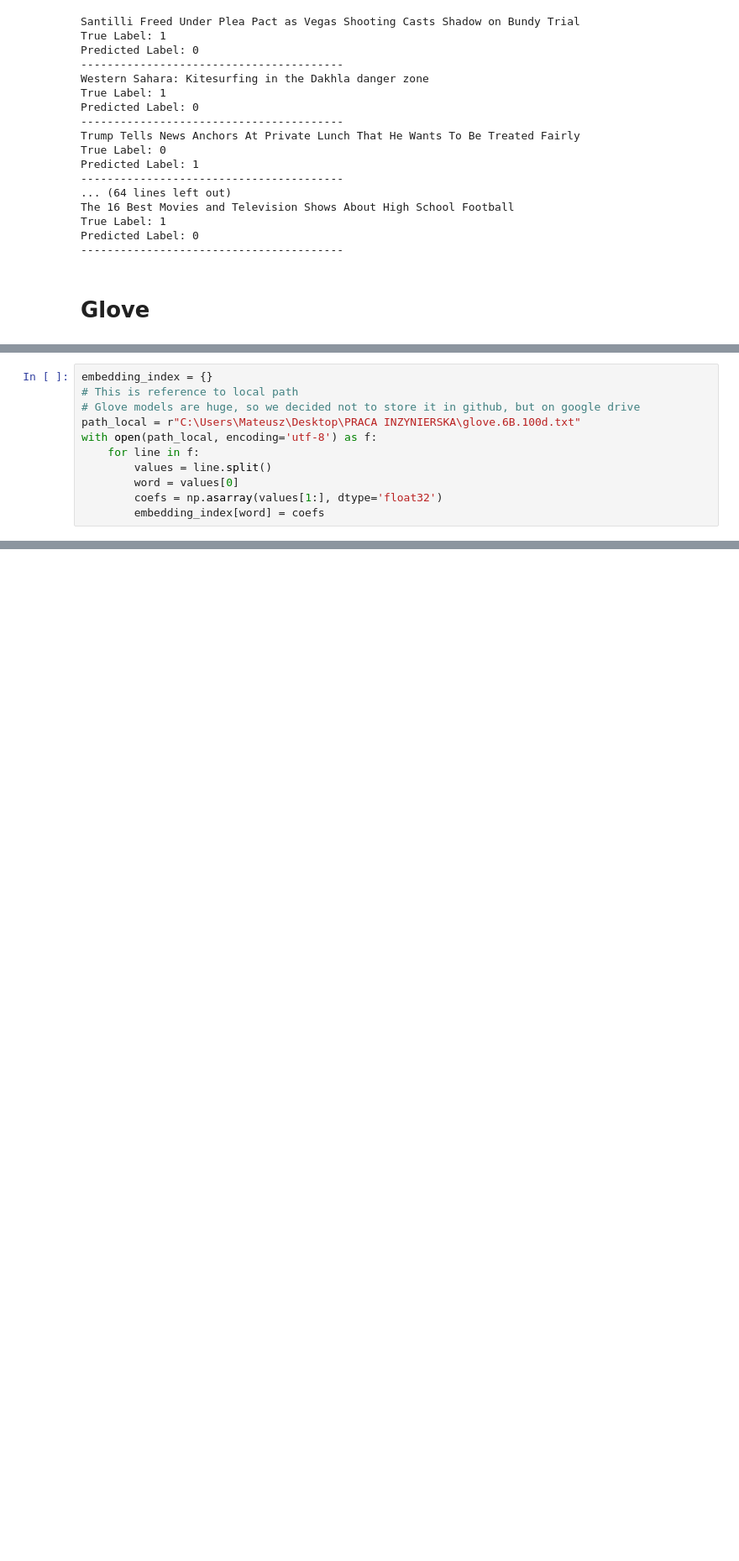
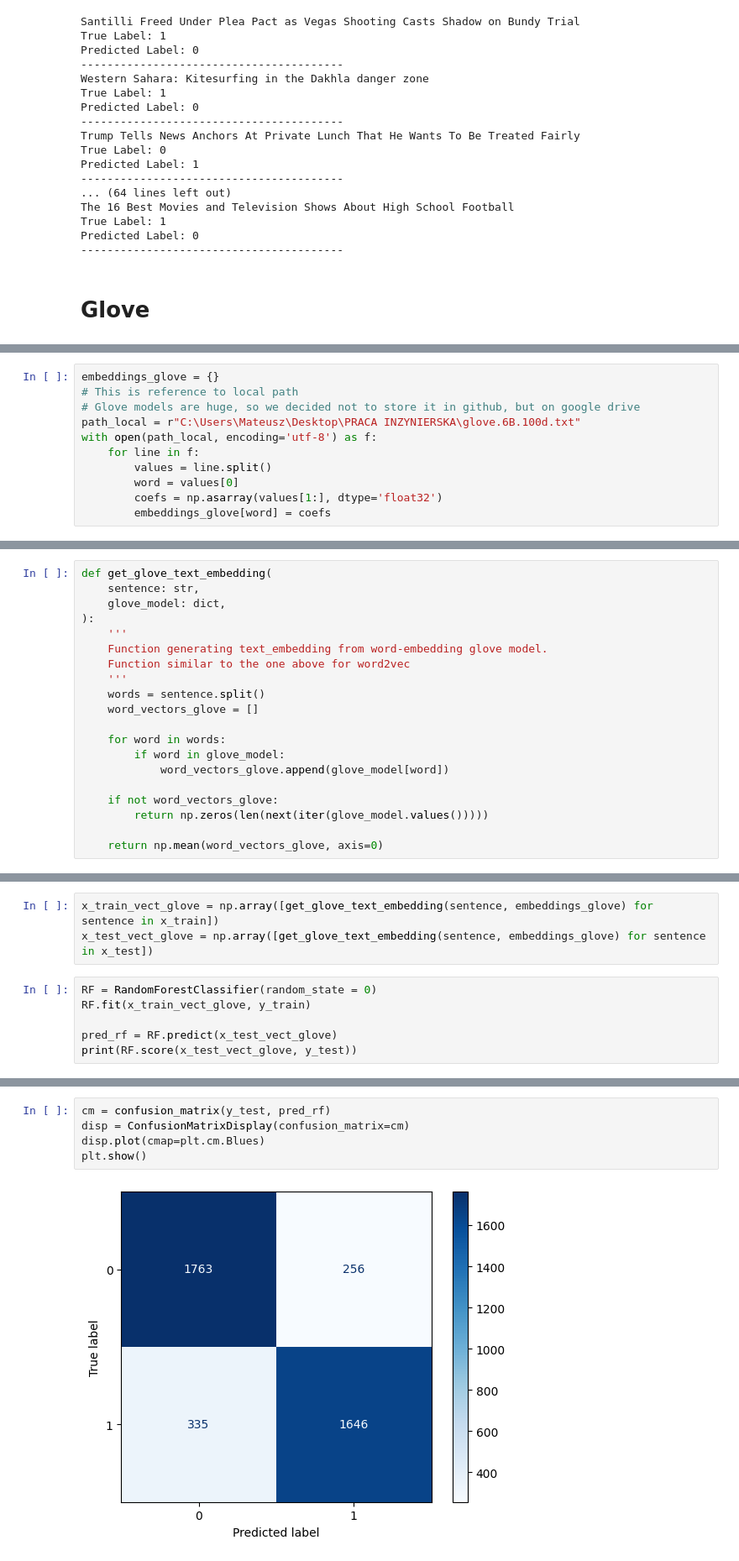
Before and after one commit to matkubita/ClickbaitDetectionThesis, a Jupyter notebook: notebooks/5-Word-Embedding-Models.ipynb, the cells around one changed output, grey strips where cells are left out. Shown at 84% size. Cells and saved outputs as stored; diff of their text form; blank space fills up the shorter version.

```diff
--- a/notebooks/5-Word-Embedding-Models.ipynb
+++ b/notebooks/5-Word-Embedding-Models.ipynb
@@ -381,5 +365,5 @@ Predicted Label: 0
 # %%
-embedding_index = {}
+embeddings_glove = {}
 # This is reference to local path
 # Glove models are huge, so we decided not to store it in github, but on google drive
 path_local = r"C:\Users\Mateusz\Desktop\PRACA INZYNIERSKA\glove.6B.100d.txt"
@@ -388,4 +372,4 @@ with open(path_local, encoding='utf-8') as f:
         values = line.split()
         word = values[0]
         coefs = np.asarray(values[1:], dtype='float32')
-        embedding_index[word] = coefs
+        embeddings_glove[word] = coefs
@@ -391,0 +396,20 @@ with open(path_local, encoding='utf-8') as f:
+# %%
+def get_glove_text_embedding(
+    sentence: str,
+    glove_model: dict,
+):
+    '''
+    Function generating text_embedding from word-embedding glove model.
+    Function similar to the one above for word2vec
+    '''
+    words = sentence.split()
+    word_vectors_glove = []
+
+    for word in words:
+        if word in glove_model:
+            word_vectors_glove.append(glove_model[word])
+
+    if not word_vectors_glove:
+        return np.zeros(len(next(iter(glove_model.values()))))
+
+    return np.mean(word_vectors_glove, axis=0)
@@ -391,0 +431,9 @@ with open(path_local, encoding='utf-8') as f:
+# %%
+x_train_vect_glove = np.array([get_glove_text_embedding(sentence, embeddings_glove) for sentence in x_train])
+x_test_vect_glove = np.array([get_glove_text_embedding(sentence, embeddings_glove) for sentence in x_test])
+# %%
+RF = RandomForestClassifier(random_state = 0)
+RF.fit(x_train_vect_glove, y_train)
+
+pred_rf = RF.predict(x_test_vect_glove)
+print(RF.score(x_test_vect_glove, y_test))
@@ -391,0 +453,7 @@ with open(path_local, encoding='utf-8') as f:
+# %%
+cm = confusion_matrix(y_test, pred_rf)
+disp = ConfusionMatrixDisplay(confusion_matrix=cm)
+disp.plot(cmap=plt.cm.Blues)
+plt.show()
+# %% [output]
+[figure, added]
```
Also changed, not shown: parts of 20 cells of this notebook.
